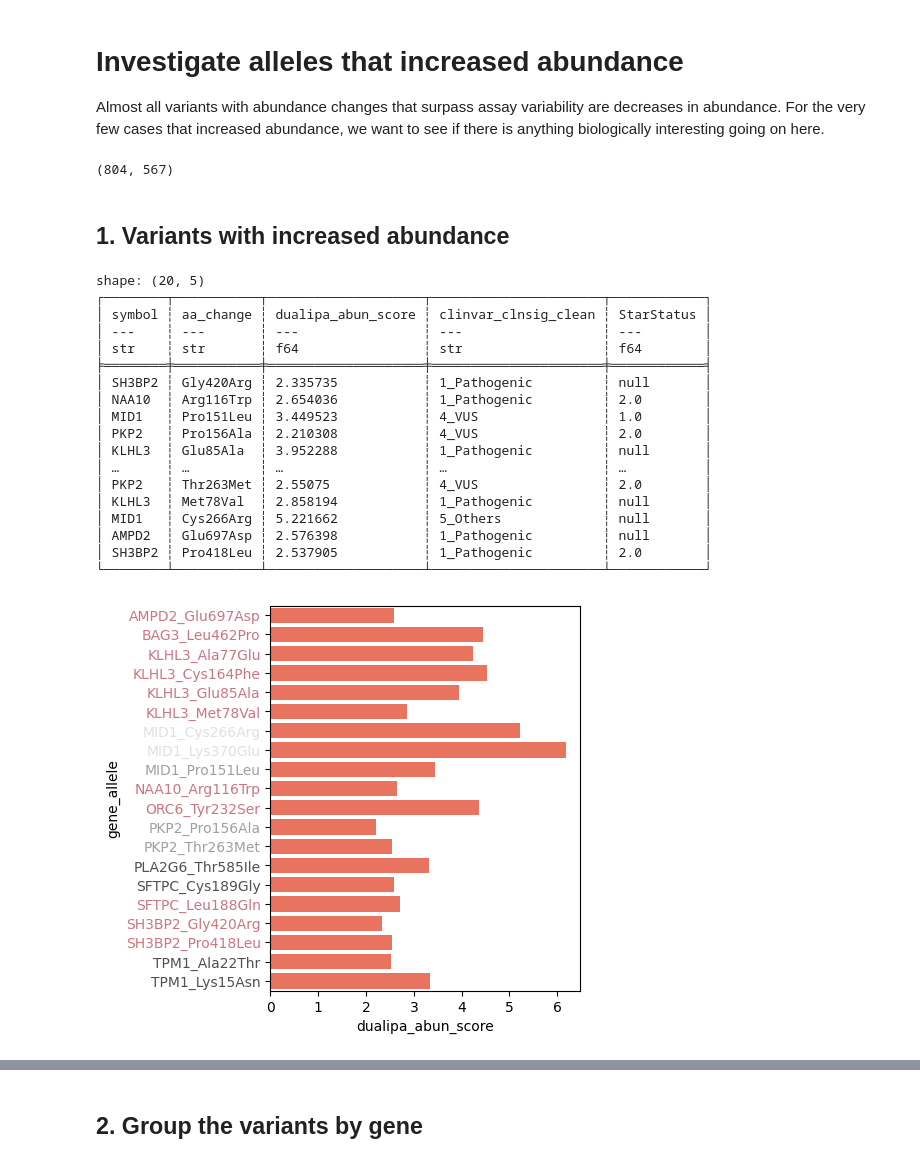
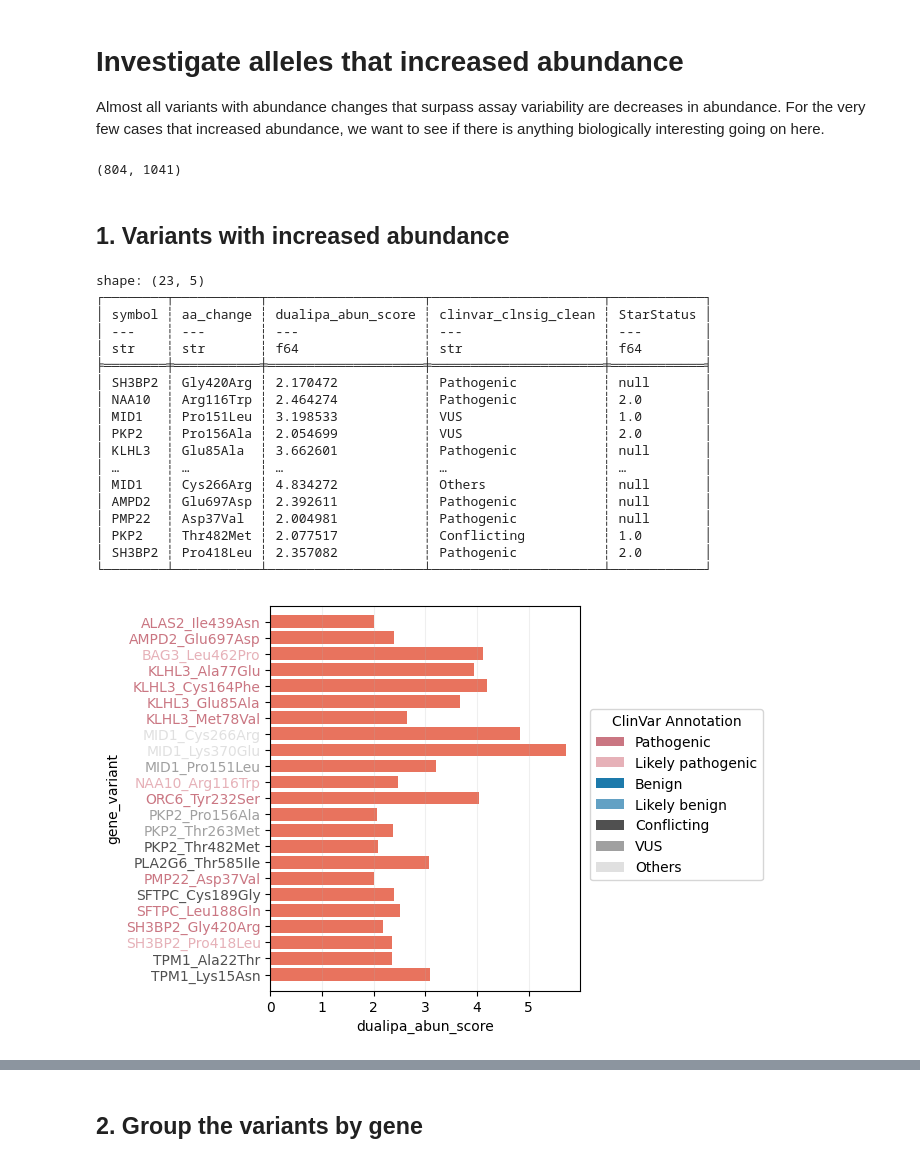
Before and after one commit to broadinstitute/2025_laval_submitted, a Jupyter notebook: 2_individual_assay_results/dual_ipa/2_analysis/6_investigate_abundance_change.ipynb, the cells around one changed output, grey strips where cells are left out. Saved outputs shown, nothing was run; the diff lists cells and outputs as text; code cells hidden in the pictures.

```diff
--- a/2_individual_assay_results/dual_ipa/2_analysis/6_investigate_abundance_change.ipynb
+++ b/2_individual_assay_results/dual_ipa/2_analysis/6_investigate_abundance_change.ipynb
@@ -17,10 +18,7 @@ sys.path.append("../..")
 from analyses_plot_utils import *
 # %%
 outputs_dir = "../3_outputs"
-scores = pl.read_csv(f"{outputs_dir}/annotated_perturbation_scores.csv", infer_schema_length=1000000).with_columns(
-    pl.col("clinvar_clnsig_clean").replace("6_No_ClinVar", "5_Others").alias("clinvar_clnsig_clean")
-)
-
+scores = pl.read_csv(f"{outputs_dir}/annotated_perturbation_scores.csv", infer_schema_length=1000000)
 symbol_medians = scores.filter(~pl.col("dualipa_abun_score").is_null()).group_by("symbol").agg(
     pl.col("dualipa_abun_score").mean().alias("gene_mean")
 ).sort("gene_mean")
@@ -31,4 +29,4 @@ scores_plot['symbol'] = pd.Categorical(scores_plot['symbol'], categories=symbol_
 dual_ipa_df_orig = pl.DataFrame(scores_plot)
 dual_ipa_df_orig.shape
 # %% [output]
-(804, 567)
+(804, 1041)
@@ -52,46 +36,54 @@ dual_ipa_df = dual_ipa_df_orig.join(
 incr_abun = scores.filter((pl.col("dualipa_abun_change")=="Y")&(pl.col("dualipa_abun_chg_dir")=="Increase"))
 print(incr_abun.select(['symbol', 'aa_change', 'dualipa_abun_score', 'clinvar_clnsig_clean', 'StarStatus']))
 # %% [output]
-shape: (20, 5)
+shape: (23, 5)
 ┌────────┬───────────┬────────────────────┬──────────────────────┬────────────┐
 │ symbol ┆ aa_change ┆ dualipa_abun_score ┆ clinvar_clnsig_clean ┆ StarStatus │
 │ ---    ┆ ---       ┆ ---                ┆ ---                  ┆ ---        │
 │ str    ┆ str       ┆ f64                ┆ str                  ┆ f64        │
 ╞════════╪═══════════╪════════════════════╪══════════════════════╪════════════╡
-│ SH3BP2 ┆ Gly420Arg ┆ 2.335735           ┆ 1_Pathogenic         ┆ null       │
-│ NAA10  ┆ Arg116Trp ┆ 2.654036           ┆ 1_Pathogenic         ┆ 2.0        │
-│ MID1   ┆ Pro151Leu ┆ 3.449523           ┆ 4_VUS                ┆ 1.0        │
-│ PKP2   ┆ Pro156Ala ┆ 2.210308           ┆ 4_VUS                ┆ 2.0        │
-│ KLHL3  ┆ Glu85Ala  ┆ 3.952288           ┆ 1_Pathogenic         ┆ null       │
+│ SH3BP2 ┆ Gly420Arg ┆ 2.170472           ┆ Pathogenic           ┆ null       │
+│ NAA10  ┆ Arg116Trp ┆ 2.464274           ┆ Pathogenic           ┆ 2.0        │
+│ MID1   ┆ Pro151Leu ┆ 3.198533           ┆ VUS                  ┆ 1.0        │
+│ PKP2   ┆ Pro156Ala ┆ 2.054699           ┆ VUS                  ┆ 2.0        │
+│ KLHL3  ┆ Glu85Ala  ┆ 3.662601           ┆ Pathogenic           ┆ null       │
 │ …      ┆ …         ┆ …                  ┆ …                    ┆ …          │
-│ PKP2   ┆ Thr263Met ┆ 2.55075            ┆ 4_VUS                ┆ 2.0        │
-│ KLHL3  ┆ Met78Val  ┆ 2.858194           ┆ 1_Pathogenic         ┆ null       │
-│ MID1   ┆ Cys266Arg ┆ 5.221662           ┆ 5_Others             ┆ null       │
-│ AMPD2  ┆ Glu697Asp ┆ 2.576398           ┆ 1_Pathogenic         ┆ null       │
-│ SH3BP2 ┆ Pro418Leu ┆ 2.537905           ┆ 1_Pathogenic         ┆ 2.0        │
+│ MID1   ┆ Cys266Arg ┆ 4.834272           ┆ Others               ┆ null       │
+│ AMPD2  ┆ Glu697Asp ┆ 2.392611           ┆ Pathogenic           ┆ null       │
+│ PMP22  ┆ Asp37Val  ┆ 2.004981           ┆ Pathogenic           ┆ null       │
+│ PKP2   ┆ Thr482Met ┆ 2.077517           ┆ Conflicting          ┆ 1.0        │
+│ SH3BP2 ┆ Pro418Leu ┆ 2.357082           ┆ Pathogenic           ┆ 2.0        │
 └────────┴───────────┴────────────────────┴──────────────────────┴────────────┘
 # %%
-incr_abun_pd = incr_abun.sort("gene_allele").to_pandas()
+incr_abun_pd = incr_abun.sort("gene_variant").to_pandas()
 fig, ax = plt.subplots(figsize=(4, 5))
 sns.barplot(
     data=incr_abun_pd,
     x="dualipa_abun_score",
-    y="gene_allele",
+    y="gene_variant",
     ax=ax,
     color="tomato"
 )
 
 # Get the y-tick labels and corresponding clinvar values
 y_labels = ax.get_yticklabels()
 for i, label in enumerate(y_labels):
    gene_allele = label.get_text()
-   clinvar_value = incr_abun_pd[incr_abun_pd['gene_allele'] == gene_allele]['clinvar_clnsig_clean'].iloc[0]
-   color = palette_dict["clinvar_clnsig_clean"].get(clinvar_value, 'black')
+   clinvar_value = incr_abun_pd[incr_abun_pd['gene_variant'] == gene_allele]['clinvar_clnsig_clean_pp_strict'].iloc[0]
+   color = palette_dict["clinvar_clnsig_clean_pp_strict"].get(clinvar_value, 'black')
    label.set_color(color)
 
+ax.grid(alpha=0.2, axis='x')
+# Add legend
+legend_elements = [
+    Patch(facecolor=color, label=label)
+    for label, color in palette_dict["clinvar_clnsig_clean_pp_strict"].items()
+]
+ax.set_ylim(len(y_labels)+.0001, -1)
+ax.legend(handles=legend_elements, title="ClinVar Annotation", bbox_to_anchor=(1.01, .75), loc='best', frameon=True)
 plt.show()
 # %% [output]
-[figure, old version]
+[figure, new version]
 # %%
 decr_abun = scores.filter((pl.col("dualipa_abun_change")=="Y")&(pl.col("dualipa_abun_chg_dir")=="Decrease"))
 # print(decr_abun.select(['symbol', 'aa_change', 'dualipa_abun_score', 'clinvar_clnsig_clean', 'StarStatus']))
```
Also changed, not shown: parts of 16 cells of this notebook, 26 other files.
